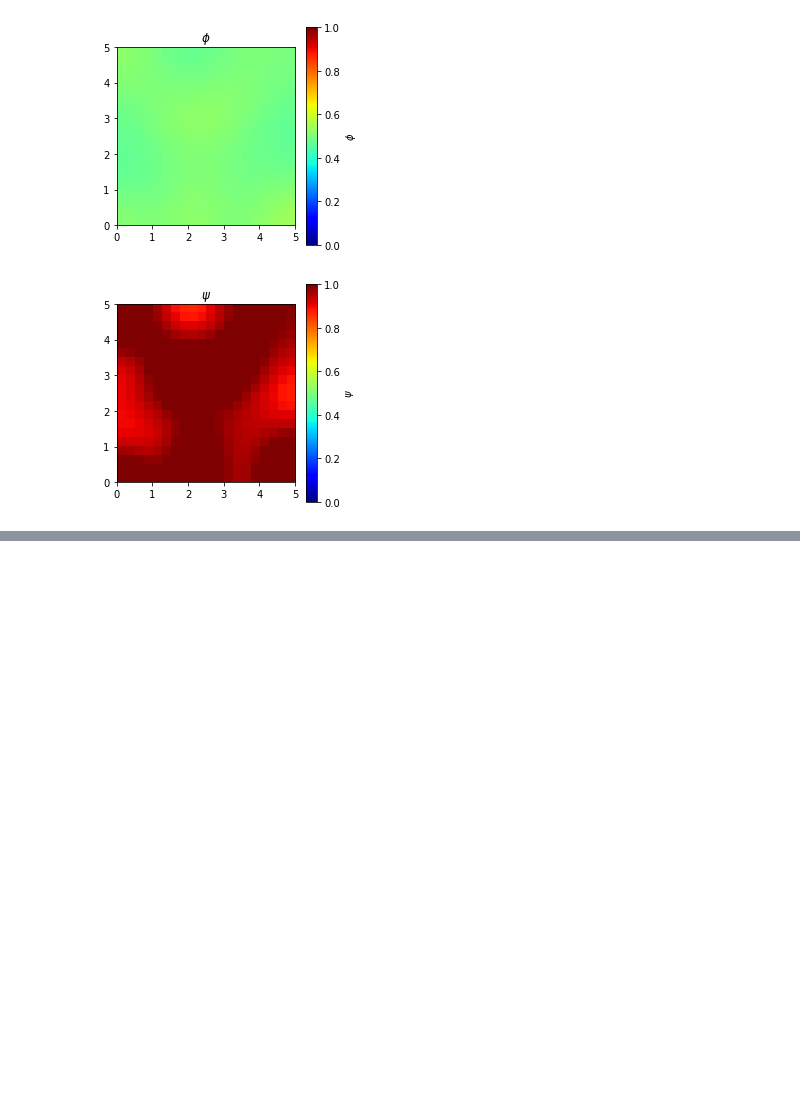
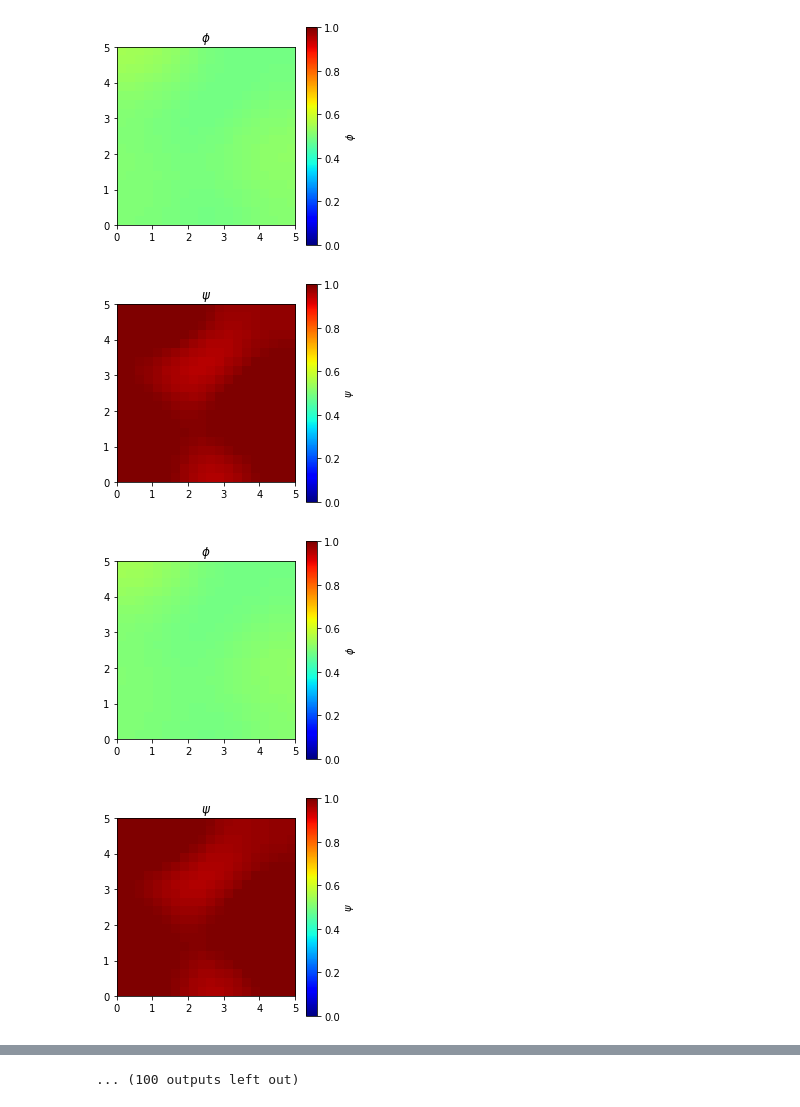
Before and after one commit to BatteryModel/MSE_501_Fall_2017, a Jupyter notebook: Lectures/Untitled.ipynb, the cells around one changed output, grey strips where cells are left out. Saved outputs shown, nothing was run; the diff lists cells and outputs as text; code cells hidden in the pictures; blank space fills up the shorter version.

```diff
--- a/Lectures/Untitled.ipynb
+++ b/Lectures/Untitled.ipynb
@@ -31,13 +31,16 @@ eq = eq1 & eq2
 # %%
 dexp = -5
 elapsed = 0.
 
-duration = .5e-1
-dt = min(100, numerix.exp(dexp))
-eq.solve(dt=dt)
-elapsed += dt
-dexp += 0.01
-viewer = Viewer(vars=(phi, psi)) # , datamin=0., datamax=1.)
+duration = .5
+while elapsed < duration:
+    dt = min(100, numerix.exp(dexp))
+    eq.solve(dt=dt)
+    elapsed += dt
+    dexp += 0.01
+    viewer = Viewer(vars=(phi, psi)) # , datamin=0., datamax=1.)
 # %% [output]
-[figure, old version]
+[figure, new version]
-[figure, old version]
+[figure, new version]
+[figure, added]
+[figure, added]
@@ -43,0 +55 @@ viewer = Viewer(vars=(phi, psi)) # , datamin=0., datamax=1.)
+... (100 outputs left out)
```
Also changed, not shown: parts of 2 cells of this notebook.
